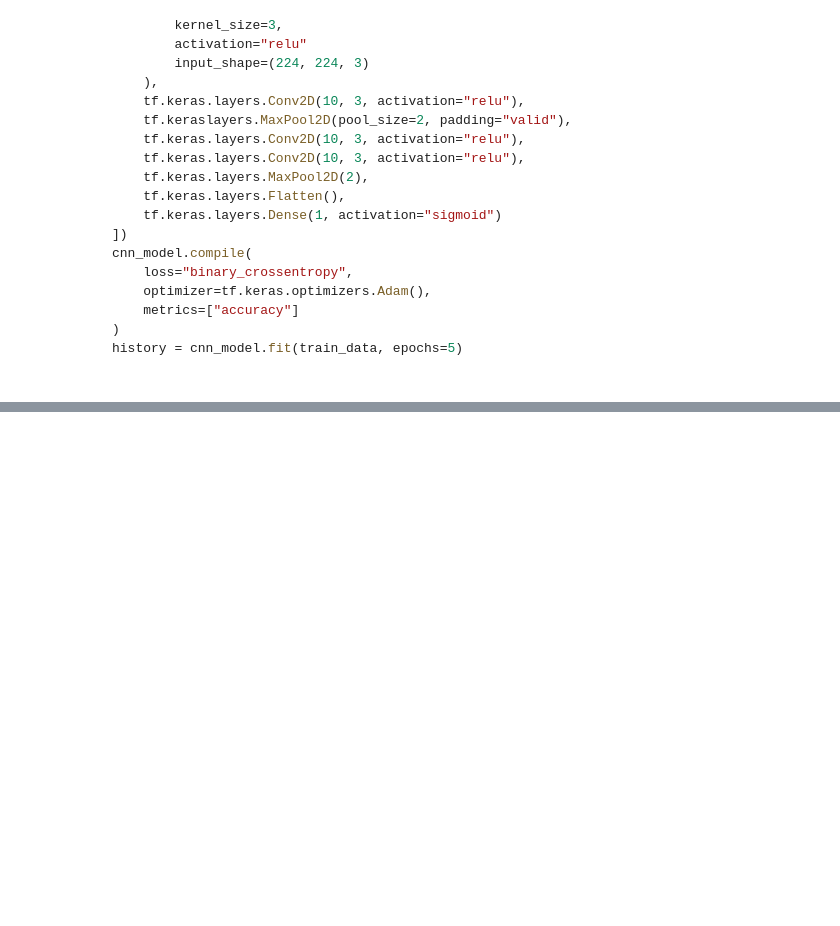
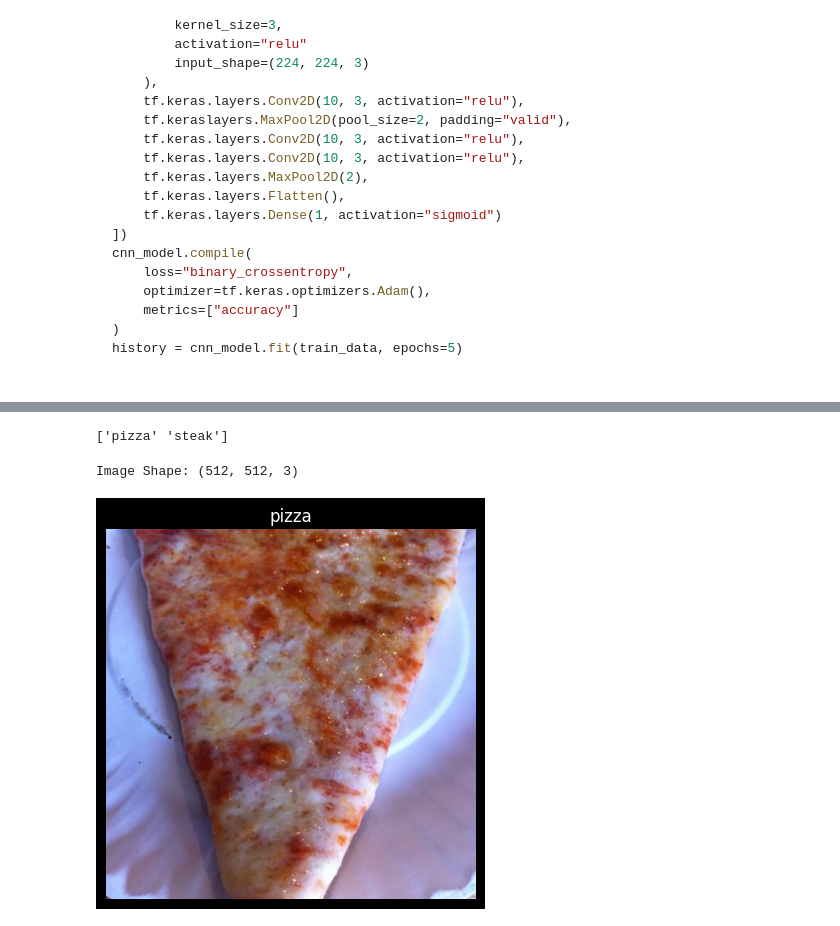
Before and after one commit to DavidRR-F/tensorflow-notes, a Jupyter notebook: notebooks/convolutional/tf-intro-to-convolutional-neural-networks.ipynb, the cells around one changed output, grey strips where cells are left out. Saved outputs shown, nothing was run; the diff lists cells and outputs as text; code cells hidden in the pictures; blank space fills up the shorter version.

```diff
--- a/notebooks/convolutional/tf-intro-to-convolutional-neural-networks.ipynb
+++ b/notebooks/convolutional/tf-intro-to-convolutional-neural-networks.ipynb
@@ -60,0 +75,26 @@ zip_ref.close()
+# %%
+import pathlib
+data_dir = pathlib.Path('pizza_steak/train')
+# Create list of class names from sub directories
+class_names = np.array(sorted([item.name for item in data_dir.glob('*')]))
+print(class_names)
+# %% [output]
+['pizza' 'steak']
+# %%
+# Visualize images
+import matplotlib.image as mpimg
+import random
+
+def view_random_images(target_dir, target_class):
+    target_folder = target_dir + '/' + target_class
+    random_image = random.sample(os.listdir(target_folder), 1)
+    img = mpimg.imread(target_folder + '/' + random_image[0])
+    print(f"Image Shape: {img.shape}")
+    plt.imshow(img)
+    plt.title(target_class)
+    plt.axis('off')
+# %%
+view_random_images('pizza_steak/train', 'pizza')
+# %% [output]
+Image Shape: (512, 512, 3)
+[figure, added]
```
Also changed, not shown: parts of 5 cells of this notebook, 1 other file.
